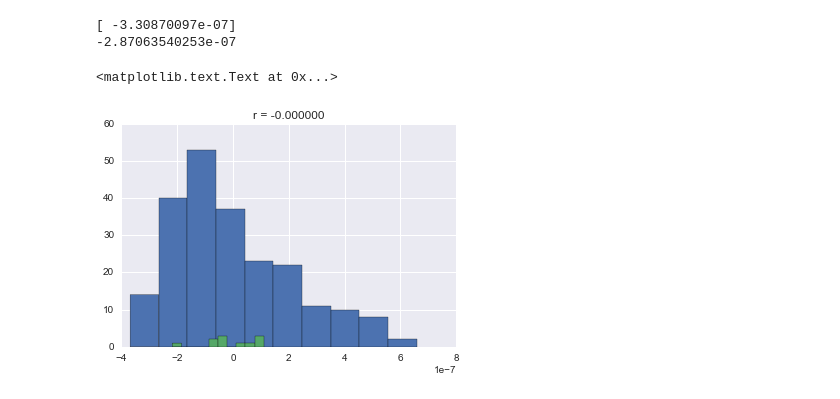
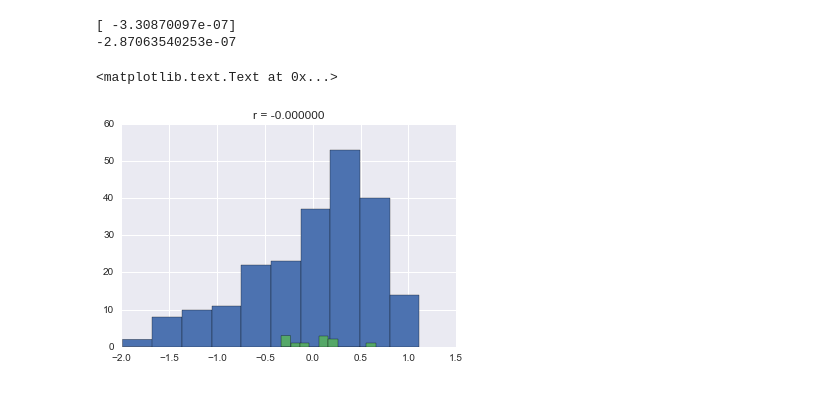
Before and after one commit to raghavchalapathy/one_class_nn, a Jupyter notebook: OCNN_Explicit_Minimisation.ipynb, the cells around one changed output. Saved outputs shown, nothing was run; the diff lists cells and outputs as text; code cells hidden in the pictures.

```diff
--- a/OCNN_Explicit_Minimisation.ipynb
+++ b/OCNN_Explicit_Minimisation.ipynb
@@ -121,9 +121,10 @@ print(np.percentile(nnScore(data_train, wStar, VStar, g), q = 100 * nu))
 [ -3.30870097e-07]
 -2.87063540253e-07
 # %%
-plt.hist(nnScore(data_train, wStar, VStar, g));
-plt.hist(nnScore(data_test, wStar, VStar, g));
+# plt.xlim(-0.002,0.010)
+plt.hist(nnScore(data_train, wStar, VStar, g)/rStar);
+plt.hist(nnScore(data_test, wStar, VStar, g)/rStar);
 plt.title('r = %1.6f' % rStar)
 # %% [output]
 <matplotlib.text.Text at 0x...>
-[figure, old version]
+[figure, new version]
```
Also changed, not shown: 4 other files.
